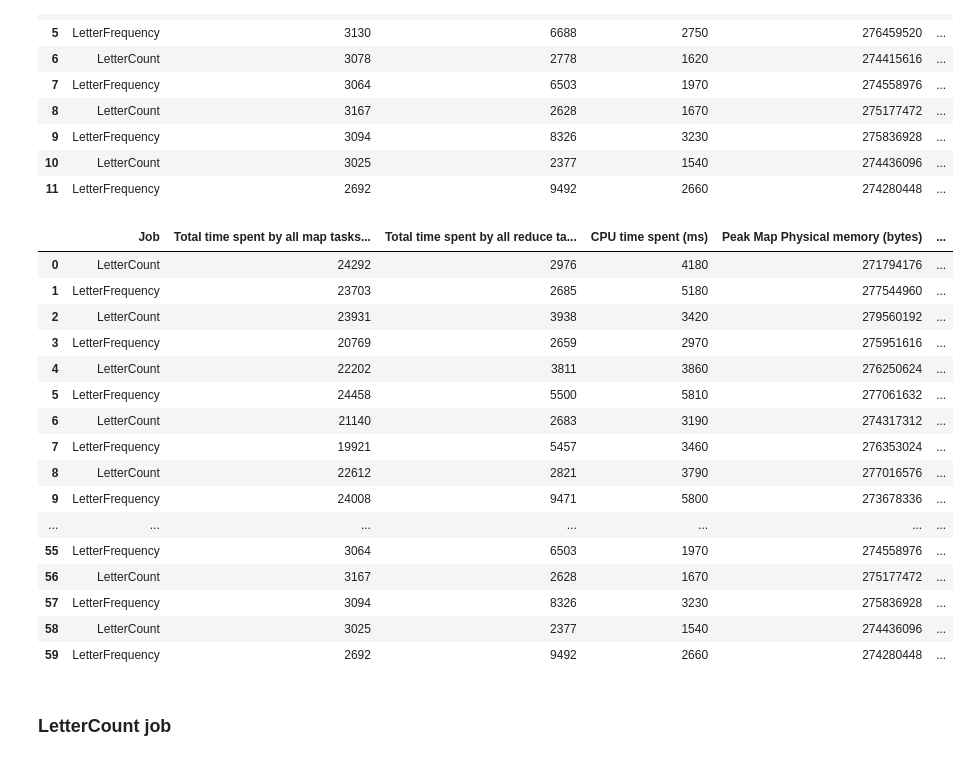
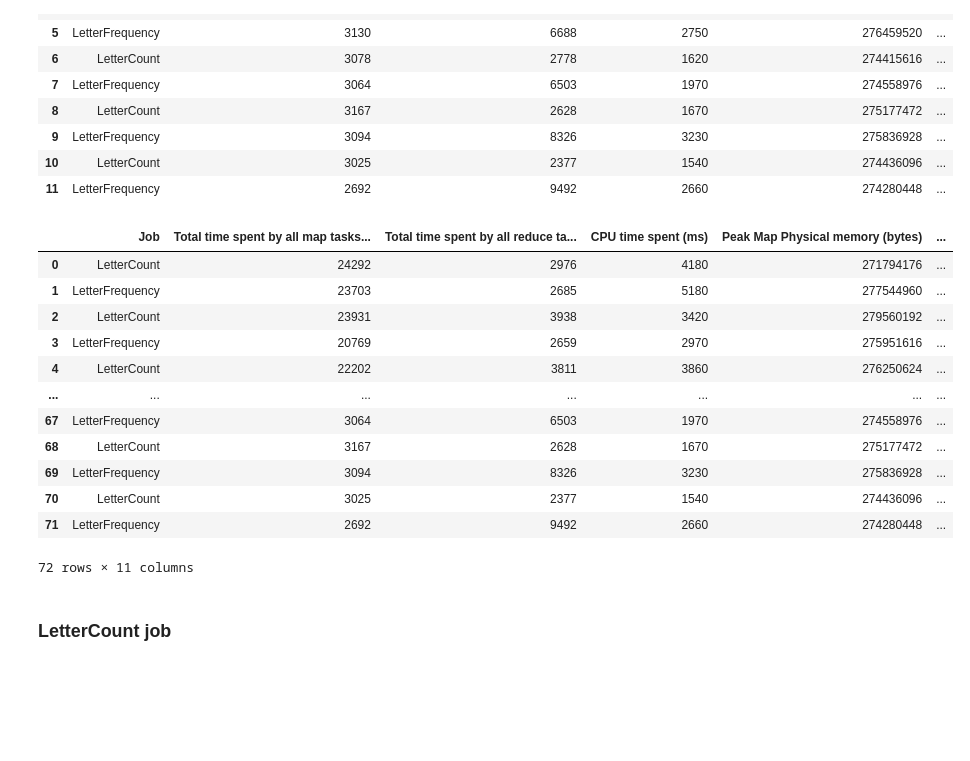
Before and after one commit to NamaWho/hadoop-letter-frequency, a Jupyter notebook: notebooks/performance_analysis.ipynb, the cells around one changed output. Cells and saved outputs as stored; diff of their text form; code cells hidden in the pictures; blank space fills up the shorter version.

```diff
--- a/notebooks/performance_analysis.ipynb
+++ b/notebooks/performance_analysis.ipynb
@@ -266,0 +266,7 @@ Processing file: c:\Users\gemel\OneDrive\Documenti\GitHub\hadoop-letter-frequenc
+# %%
+# Percorso della cartella principale
+root_folder = get_dir_path('gerusalemme_liberata')
+
+# Chiamata alla funzione di iterazione
+gerusalemme_liberata_df = iterate_and_process(root_folder)
+gerusalemme_liberata_df
@@ -357,26 +383,22 @@ Processing file: c:\Users\gemel\OneDrive\Documenti\GitHub\hadoop-letter-frequenc
 | 11 | LetterFrequency | 2692 | 9492 | 2660 | 274280448 | ... |
 # %%
 # concat al the dfs
-df_list = [dante_df, promessi_sposi_df, frankenstein_df, moby_dick_df, paradise_lost_df]
+df_list = [dante_df, promessi_sposi_df, gerusalemme_liberata_df, frankenstein_df, moby_dick_df, paradise_lost_df]
 
 df_concat = pd.concat(df_list, ignore_index=True)
 
 df_concat
 # %% [output]
 |  | Job | Total time spent by all map tasks... | Total time spent by all reduce ta... | CPU time spent (ms) | Peak Map Physical memory (bytes) | ... |
 | 0 | LetterCount | 24292 | 2976 | 4180 | 271794176 | ... |
 | 1 | LetterFrequency | 23703 | 2685 | 5180 | 277544960 | ... |
 | 2 | LetterCount | 23931 | 3938 | 3420 | 279560192 | ... |
 | 3 | LetterFrequency | 20769 | 2659 | 2970 | 275951616 | ... |
 | 4 | LetterCount | 22202 | 3811 | 3860 | 276250624 | ... |
-| 5 | LetterFrequency | 24458 | 5500 | 5810 | 277061632 | ... |
-| 6 | LetterCount | 21140 | 2683 | 3190 | 274317312 | ... |
-| 7 | LetterFrequency | 19921 | 5457 | 3460 | 276353024 | ... |
-| 8 | LetterCount | 22612 | 2821 | 3790 | 277016576 | ... |
-| 9 | LetterFrequency | 24008 | 9471 | 5800 | 273678336 | ... |
 | ... | ... | ... | ... | ... | ... | ... |
-| 55 | LetterFrequency | 3064 | 6503 | 1970 | 274558976 | ... |
-| 56 | LetterCount | 3167 | 2628 | 1670 | 275177472 | ... |
-| 57 | LetterFrequency | 3094 | 8326 | 3230 | 275836928 | ... |
-| 58 | LetterCount | 3025 | 2377 | 1540 | 274436096 | ... |
-| 59 | LetterFrequency | 2692 | 9492 | 2660 | 274280448 | ... |
+| 67 | LetterFrequency | 3064 | 6503 | 1970 | 274558976 | ... |
+| 68 | LetterCount | 3167 | 2628 | 1670 | 275177472 | ... |
+| 69 | LetterFrequency | 3094 | 8326 | 3230 | 275836928 | ... |
+| 70 | LetterCount | 3025 | 2377 | 1540 | 274436096 | ... |
+| 71 | LetterFrequency | 2692 | 9492 | 2660 | 274280448 | ... |
+72 rows × 11 columns
```
Also changed, not shown: parts of 23 cells of this notebook.
